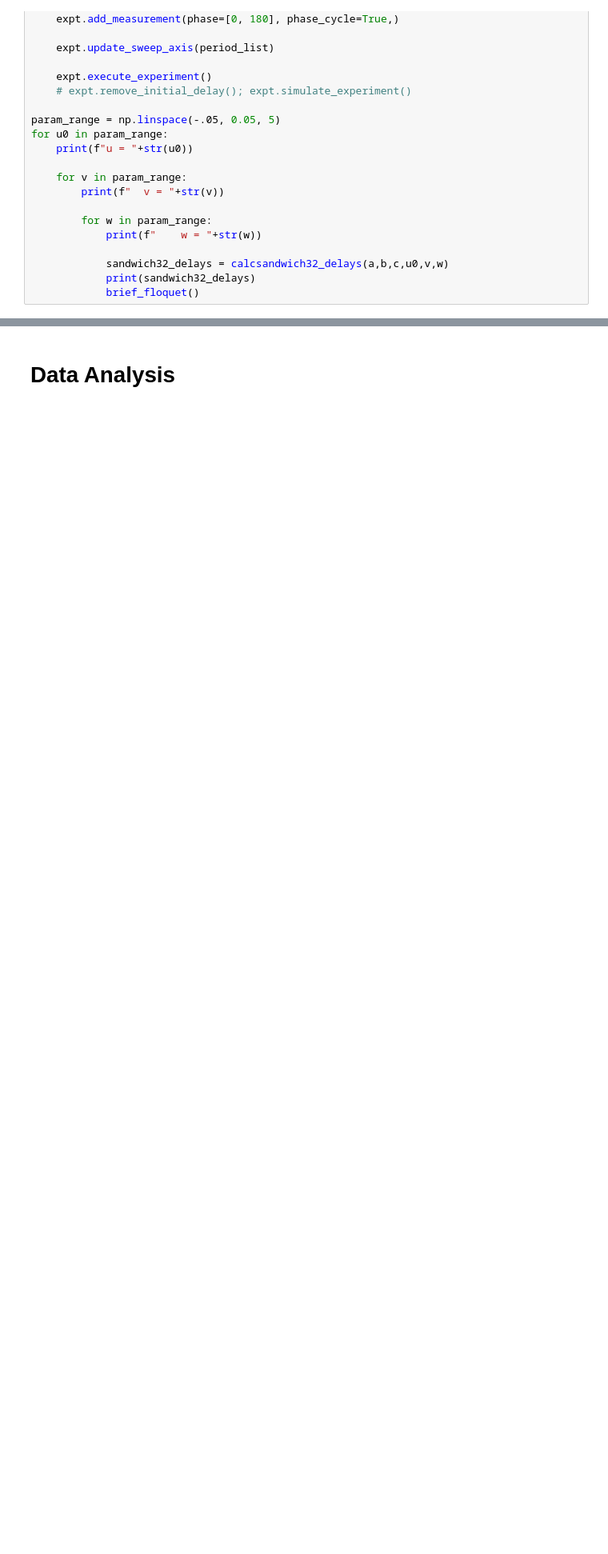
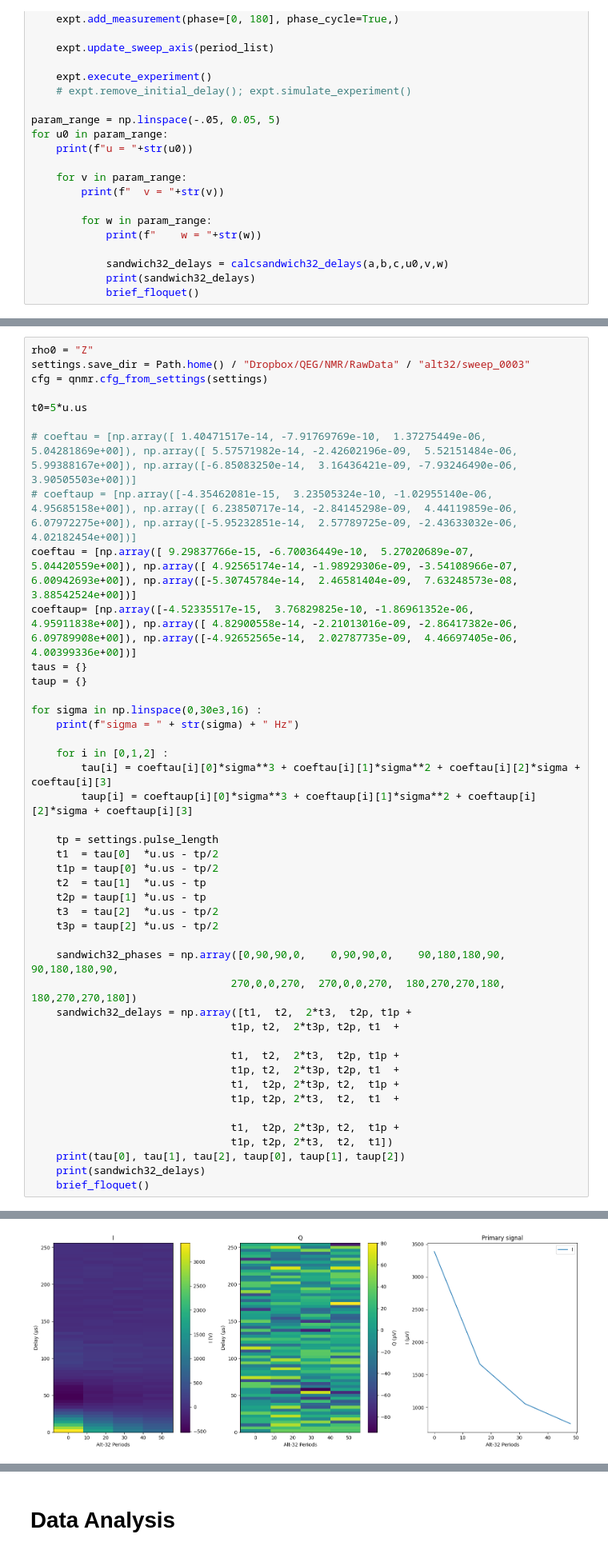
Before and after one commit to MasonBates/qeg-nmr-expt, a Jupyter notebook: alt32.ipynb, the cells around one changed output, grey strips where cells are left out. Shown at 80% size. Drawn from its saved outputs; the diff is of its cells as text; blank space fills up the shorter version.

```diff
--- a/alt32.ipynb
+++ b/alt32.ipynb
@@ -267,0 +401,45 @@ for u0 in param_range:
+# %%
+rho0 = "Z"
+settings.save_dir = Path.home() / "Dropbox/QEG/NMR/RawData" / "alt32/sweep_0003"
+cfg = qnmr.cfg_from_settings(settings)
+
+t0=5*u.us
+
+# coeftau = [np.array([ 1.40471517e-14, -7.91769769e-10,  1.37275449e-06,  5.04281869e+00]), np.array([ 5.57571982e-14, -2.42602196e-09,  5.52151484e-06,  5.99388167e+00]), np.array([-6.85083250e-14,  3.16436421e-09, -7.93246490e-06,  3.90505503e+00])]
+# coeftaup = [np.array([-4.35462081e-15,  3.23505324e-10, -1.02955140e-06,  4.95685158e+00]), np.array([ 6.23850717e-14, -2.84145298e-09,  4.44119859e-06,  6.07972275e+00]), np.array([-5.95232851e-14,  2.57789725e-09, -2.43633032e-06,  4.02182454e+00])]
+coeftau = [np.array([ 9.29837766e-15, -6.70036449e-10,  5.27020689e-07,  5.04420559e+00]), np.array([ 4.92565174e-14, -1.98929306e-09, -3.54108966e-07,  6.00942693e+00]), np.array([-5.30745784e-14,  2.46581404e-09,  7.63248573e-08,  3.88542524e+00])]
+coeftaup= [np.array([-4.52335517e-15,  3.76829825e-10, -1.86961352e-06,  4.95911838e+00]), np.array([ 4.82900558e-14, -2.21013016e-09, -2.86417382e-06,  6.09789908e+00]), np.array([-4.92652565e-14,  2.02787735e-09,  4.46697405e-06,  4.00399336e+00])]
+taus = {}
+taup = {}
+
+for sigma in np.linspace(0,30e3,16) :
+    print(f"sigma = " + str(sigma) + " Hz")
+
+    for i in [0,1,2] :
+        tau[i] = coeftau[i][0]*sigma**3 + coeftau[i][1]*sigma**2 + coeftau[i][2]*sigma + coeftau[i][3]
+        taup[i] = coeftaup[i][0]*sigma**3 + coeftaup[i][1]*sigma**2 + coeftaup[i][2]*sigma + coeftaup[i][3]
+
+    tp = settings.pulse_length
+    t1  = tau[0]  *u.us - tp/2
+    t1p = taup[0] *u.us - tp/2
+    t2  = tau[1]  *u.us - tp
+    t2p = taup[1] *u.us - tp
+    t3  = tau[2]  *u.us - tp/2
+    t3p = taup[2] *u.us - tp/2
+
+    sandwich32_phases = np.array([0,90,90,0,    0,90,90,0,    90,180,180,90,    90,180,180,90,
+                                270,0,0,270,  270,0,0,270,  180,270,270,180,  180,270,270,180])
+    sandwich32_delays = np.array([t1,  t2,  2*t3,  t2p, t1p +
+                                t1p, t2,  2*t3p, t2p, t1  +
+
+                                t1,  t2,  2*t3,  t2p, t1p +
+                                t1p, t2,  2*t3p, t2p, t1  +
+                                t1,  t2p, 2*t3p, t2,  t1p +
+                                t1p, t2p, 2*t3,  t2,  t1  +
+
+                                t1,  t2p, 2*t3p, t2,  t1p +
+                                t1p, t2p, 2*t3,  t2,  t1])
+    print(tau[0], tau[1], tau[2], taup[0], taup[1], taup[2])
+    print(sandwich32_delays)
+    brief_floquet()
+# %% [output]
@@ -267,0 +459 @@ for u0 in param_range:
+[figure, added]
```
Also changed, not shown: parts of 22 cells of this notebook, 2 other files.
